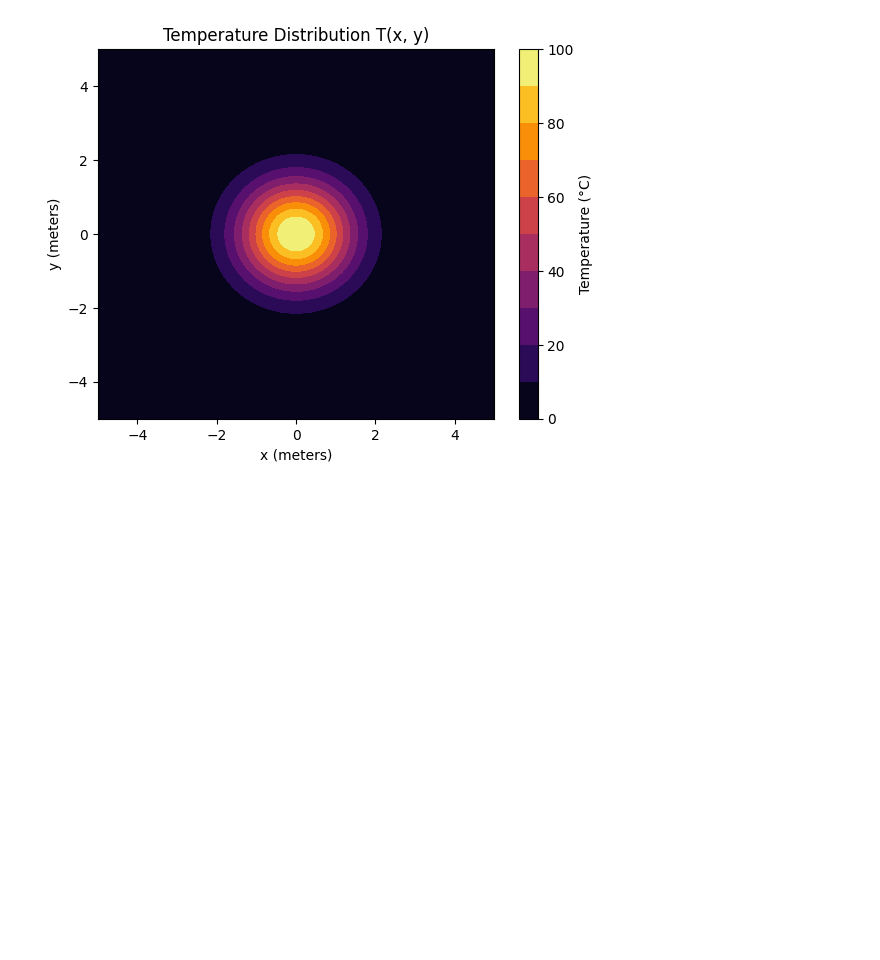
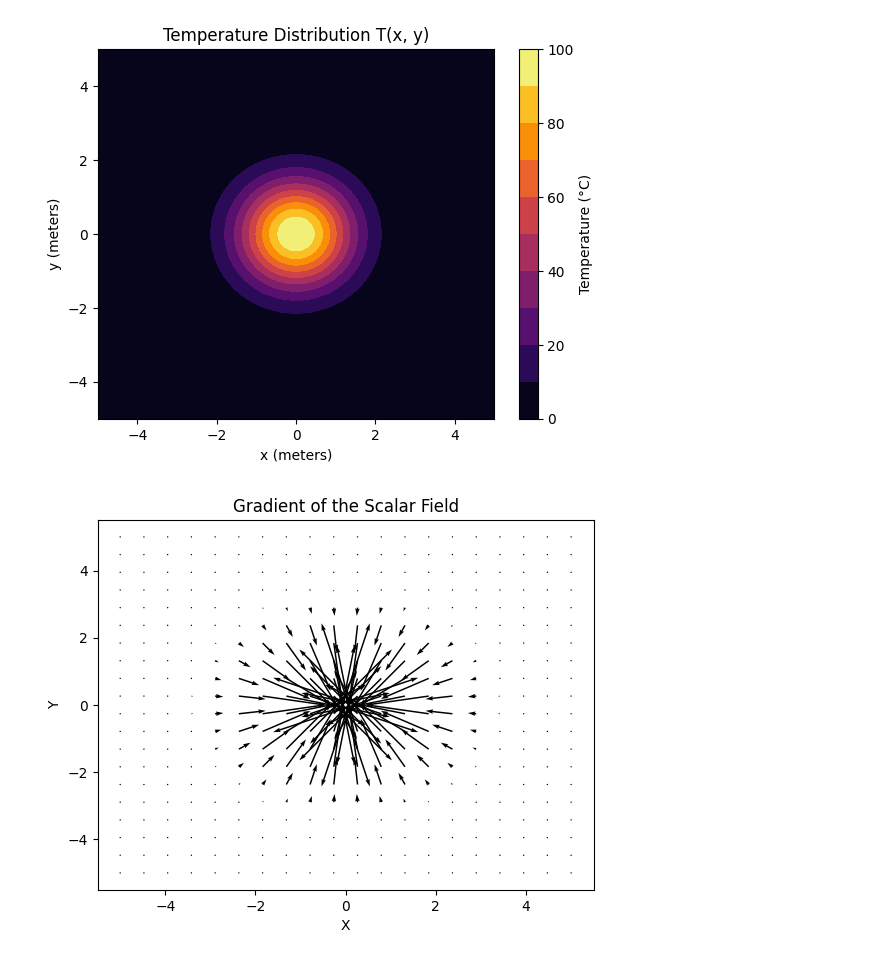
Before and after one commit to avbalwin/S2-Codebase, a Jupyter notebook: Experiment_No_3.ipynb, the cells around one changed output. Cells and saved outputs as stored; diff of their text form; code cells hidden in the pictures; blank space fills up the shorter version.

```diff
--- a/Experiment_No_3.ipynb
+++ b/Experiment_No_3.ipynb
@@ -104,3 +104,30 @@ plt.ylabel('y (meters)')
 plt.show()
 # %% [output]
 [figure]
+# %%
+# Define the region of the plate
+x_vals = np.linspace(-5, 5, 20)
+y_vals = np.linspace(-5, 5, 20)
+X, Y = np.meshgrid(x_vals, y_vals)
+
+# Intialize arrays to store gradient components
+U = np.zeros_like(X, dtype=float)
+V = np.zeros_like(X, dtype=float)
+
+# Evaluate the gradient at each point
+for i in range(X.shape[0]):
+  for j in range(X.shape[1]):
+    grad_evaluated = gradient1.subs({x: X[i,j], y: Y[i,j]})
+    U[i,j] = float(grad_evaluated[0])
+    V[i,j] = float(grad_evaluated[1])
+
+# Plot the gradient vectors using matplotlib
+fig, ax = plt.subplots()
+ax.quiver(X,Y,U,V)
+ax.set_xlabel('X')
+ax.set_ylabel('Y')
+ax.set_title('Gradient of the Scalar Field')
+
+plt.show()
+# %% [output]
+[figure, added]
```
Also changed, not shown: parts of 4 cells of this notebook.
